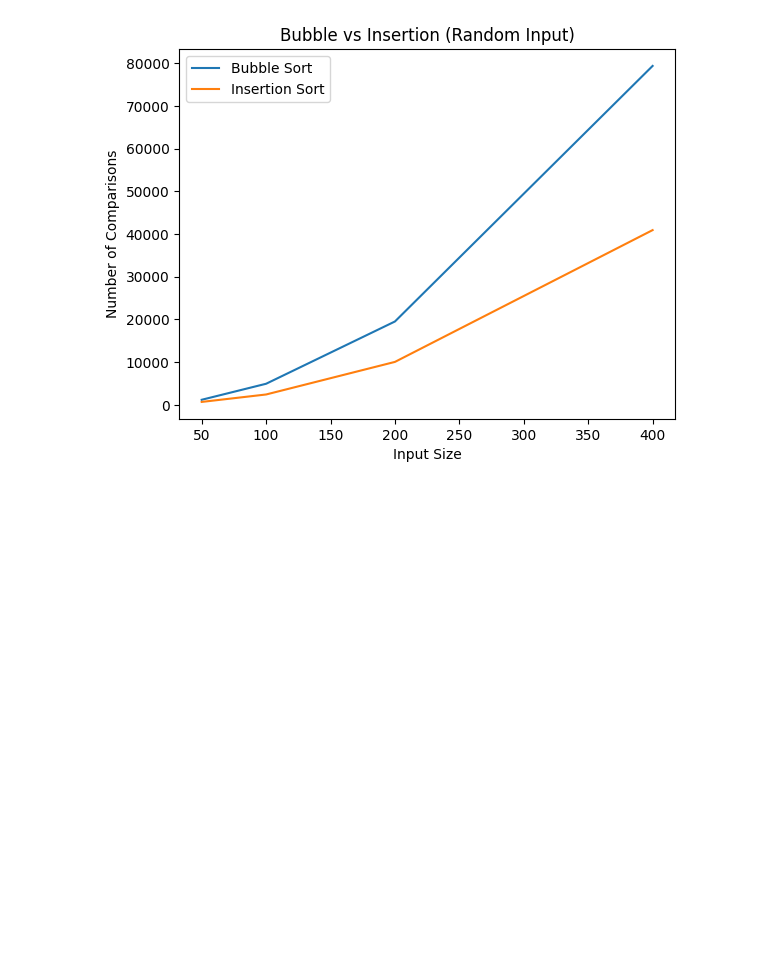
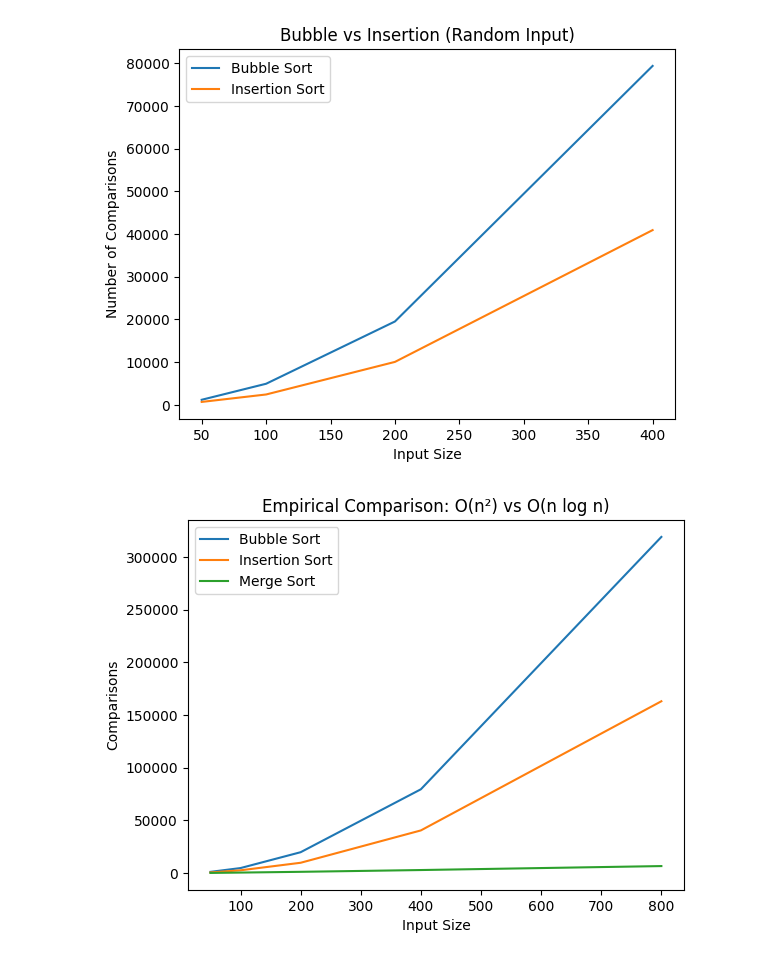
Before and after one commit to aishvibansal/algorithm-performance-study, a Jupyter notebook: notebooks/algorithm_performance_study.ipynb, the cells around one changed output. Saved outputs shown, nothing was run; the diff lists cells and outputs as text; code cells hidden in the pictures; blank space fills up the shorter version.

Commit message:
Implement merge sort, add empirical runtime crossover analysis, and enhance documentation

```diff
--- a/notebooks/algorithm_performance_study.ipynb
+++ b/notebooks/algorithm_performance_study.ipynb
@@ -116,0 +120,29 @@ plt.show()
+# %%
+sizes = [50, 100, 200, 400, 800]
+
+bubble_results = []
+insertion_results = []
+merge_results = []
+
+for size in sizes:
+    data = [random.randint(1, 1000) for _ in range(size)]
+
+    bubble = bubble_sort(data)
+    insertion = insertion_sort(data)
+    merge = merge_sort(data)
+
+    bubble_results.append(bubble.comparisons)
+    insertion_results.append(insertion.comparisons)
+    merge_results.append(merge.comparisons)
+
+plt.plot(sizes, bubble_results, label="Bubble Sort")
+plt.plot(sizes, insertion_results, label="Insertion Sort")
+plt.plot(sizes, merge_results, label="Merge Sort")
+
+plt.xlabel("Input Size")
+plt.ylabel("Comparisons")
+plt.title("Empirical Comparison: O(n²) vs O(n log n)")
+plt.legend()
+plt.show()
+# %% [output]
+[figure, added]
```
Also changed, not shown: parts of 9 cells of this notebook, 2 other files.
